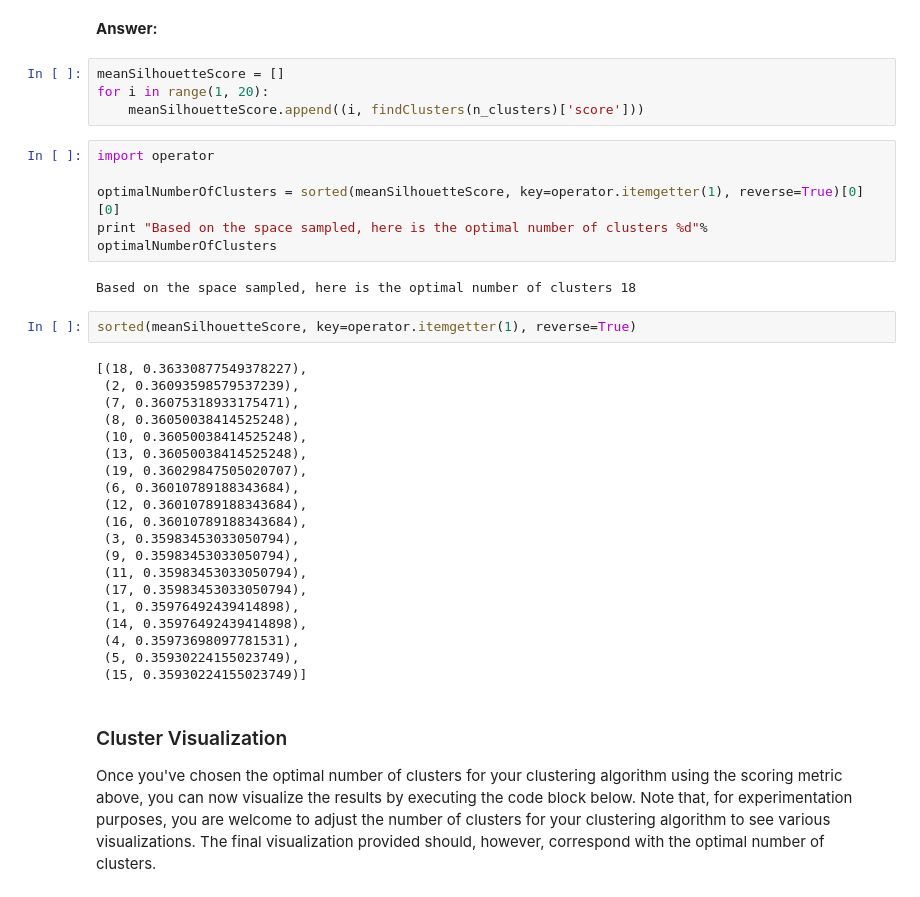
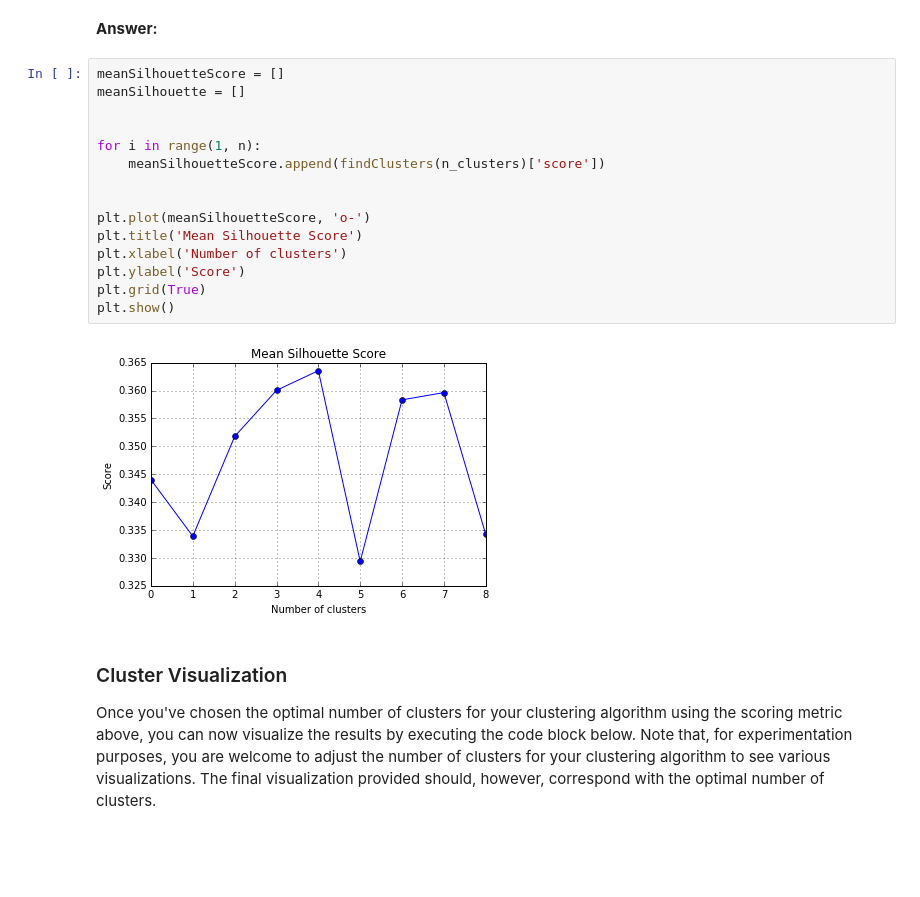
Before and after one commit to omoju/creatingCustomerSegments, a Jupyter notebook: customerSegments.ipynb, the cells around one changed output. Saved outputs shown, nothing was run; the diff lists cells and outputs as text; blank space fills up the shorter version.

```diff
--- a/customerSegments.ipynb
+++ b/customerSegments.ipynb
@@ -412,37 +451,21 @@ def findClusters(n_clusters):
 **Answer:**
 # %%
 meanSilhouetteScore = []
-for i in range(1, 20):
-    meanSilhouetteScore.append((i, findClusters(n_clusters)['score']))
+meanSilhouette = []
+
+
+for i in range(1, n):
+    meanSilhouetteScore.append(findClusters(n_clusters)['score'])
+
+
+plt.plot(meanSilhouetteScore, 'o-')
+plt.title('Mean Silhouette Score')
+plt.xlabel('Number of clusters')
+plt.ylabel('Score')
+plt.grid(True)
+plt.show()
+# %% [output]
+[figure, added]
-# %%
-import operator
-
-optimalNumberOfClusters = sorted(meanSilhouetteScore, key=operator.itemgetter(1), reverse=True)[0][0]
-print "Based on the space sampled, here is the optimal number of clusters %d"% optimalNumberOfClusters
-# %% [output]
-Based on the space sampled, here is the optimal number of clusters 18
-# %%
-sorted(meanSilhouetteScore, key=operator.itemgetter(1), reverse=True)
-# %% [output]
-[(18, 0.36330877549378227),
- (2, 0.36093598579537239),
- (7, 0.36075318933175471),
- (8, 0.36050038414525248),
- (10, 0.36050038414525248),
- (13, 0.36050038414525248),
- (19, 0.36029847505020707),
- (6, 0.36010789188343684),
- (12, 0.36010789188343684),
- (16, 0.36010789188343684),
- (3, 0.35983453033050794),
- (9, 0.35983453033050794),
- (11, 0.35983453033050794),
- (17, 0.35983453033050794),
- (1, 0.35976492439414898),
- (14, 0.35976492439414898),
- (4, 0.35973698097781531),
- (5, 0.35930224155023749),
- (15, 0.35930224155023749)]
 # %% [markdown]
 ### Cluster Visualization
 Once you've chosen the optimal number of clusters for your clustering algorithm using the scoring metric above, you can now visualize the results by executing the code block below. Note that, for experimentation purposes, you are welcome to adjust the number of clusters for your clustering algorithm to see various visualizations. The final visualization provided should, however, correspond with the optimal number of clusters.
```
Also changed, not shown: parts of 6 cells of this notebook.
